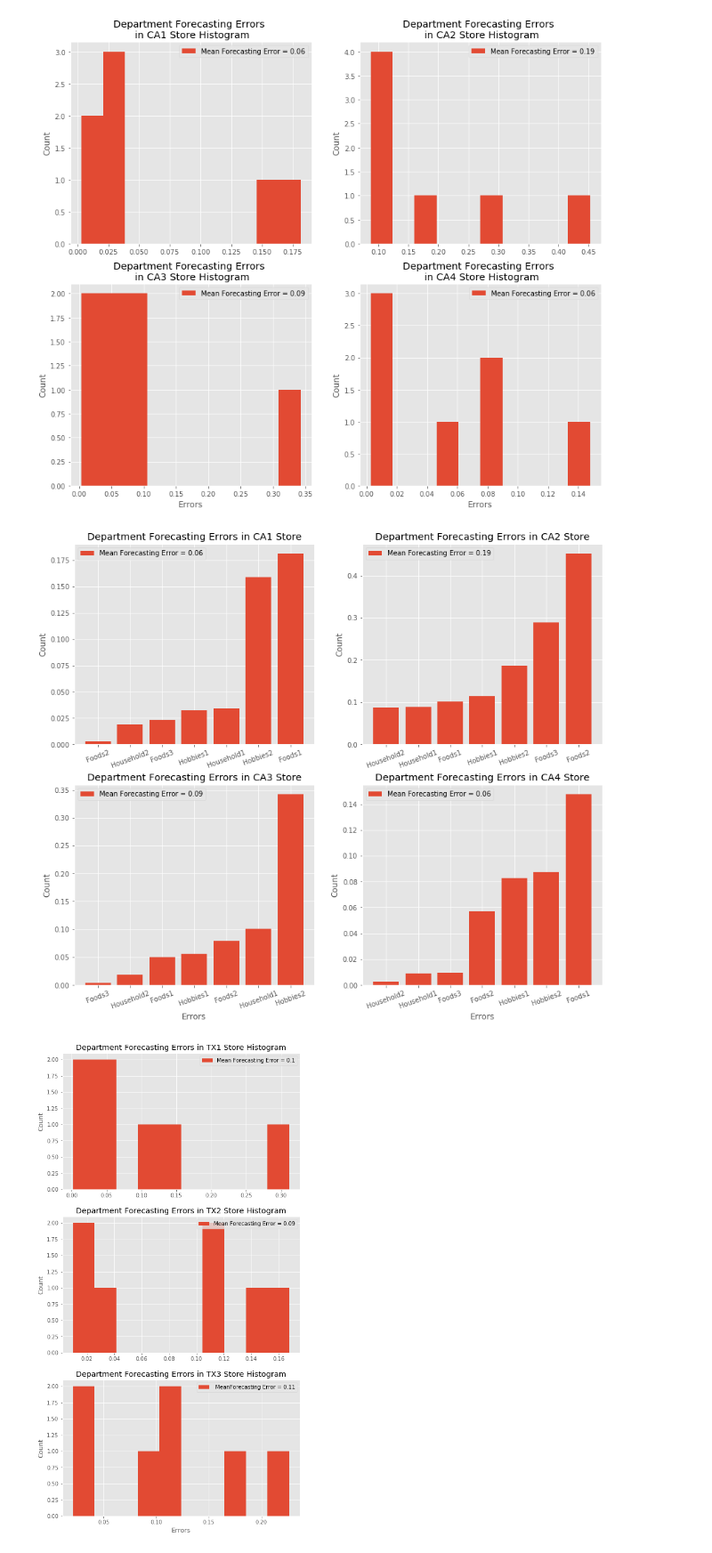
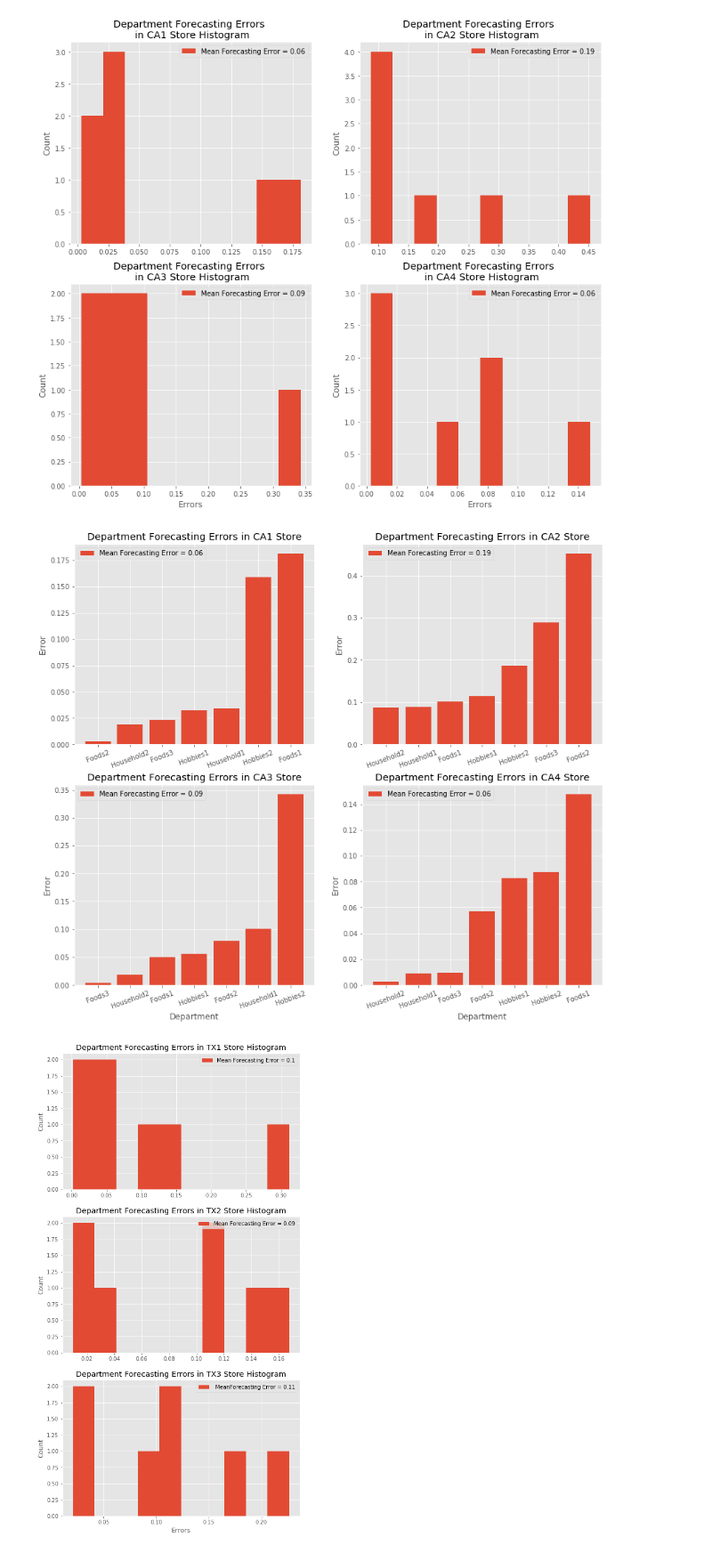
Before and after one commit to alecjonas/Forecasting_Walmart_Sales, a Jupyter notebook: notebooks/forecasting3.ipynb, the cells around one changed output. Shown at 89% size. Cells and saved outputs as stored; diff of their text form; code cells hidden in the pictures.

```diff
--- a/notebooks/forecasting3.ipynb
+++ b/notebooks/forecasting3.ipynb
@@ -782,35 +782,35 @@ def sort_function(lst_of_depts, arr):
 # %%
 fig, axs = plt.subplots(2,2, figsize = (14, 12))
 axs[0, 0].bar(sort_function(lst_of_depts, arr[:7])[0], sort_function(lst_of_depts, arr[:7])[1],
               label = f'Mean Forecasting Error = {round(arr[:7].mean(),2)}')
 axs[0, 0].set_title('Department Forecasting Errors in CA1 Store')
-axs[0, 0].set_ylabel('Count')
+axs[0, 0].set_ylabel('Error')
 axs[0, 0].tick_params(axis='x', labelrotation= 20)
 axs[0, 0].legend()
 axs[0, 1].bar(sort_function(lst_of_depts, arr[7:14])[0], sort_function(lst_of_depts, arr[7:14])[1],
               label = f'Mean Forecasting Error = {round(arr[7:14].mean(),2)}')
 axs[0, 1].set_title('Department Forecasting Errors in CA2 Store')
-axs[0, 1].set_ylabel('Count')
+axs[0, 1].set_ylabel('Error')
 axs[0, 1].tick_params(axis='x', labelrotation= 20)
 axs[0, 1].legend()
 axs[1, 0].bar(sort_function(lst_of_depts, arr[14:21])[0], sort_function(lst_of_depts, arr[14:21])[1],
               label = f'Mean Forecasting Error = {round(arr[14:21].mean(),2)}')
 axs[1, 0].set_title('Department Forecasting Errors in CA3 Store')
-axs[1, 0].set_ylabel('Count')
-axs[1, 0].set_xlabel('Errors')
+axs[1, 0].set_ylabel('Error')
+axs[1, 0].set_xlabel('Department')
 axs[1, 0].tick_params(axis='x', labelrotation= 20)
 axs[1, 0].legend()
 axs[1, 1].bar(sort_function(lst_of_depts, arr[21:28])[0], sort_function(lst_of_depts, arr[21:28])[1],
               label = f'Mean Forecasting Error = {round(arr[21:28].mean(),2)}')
 axs[1, 1].set_title('Department Forecasting Errors in CA4 Store')
-axs[1, 1].set_ylabel('Count')
-axs[1, 1].set_xlabel('Errors')
+axs[1, 1].set_ylabel('Error')
+axs[1, 1].set_xlabel('Department')
 axs[1, 1].tick_params(axis='x', labelrotation= 20)
 axs[1, 1].legend()
 plt.savefig('../images/ca_stores_bar')
 plt.show()
 # %% [output]
-[figure, old version]
+[figure, new version]
 # %%
 fig, axs = plt.subplots(3, figsize = (8, 16))
 axs[0].hist(arr[28:35], label = f'Mean Forecasting Error = {round(arr[28:35].mean(),2)}')
```
Also changed, not shown: parts of 6 cells of this notebook, 12 other files.
